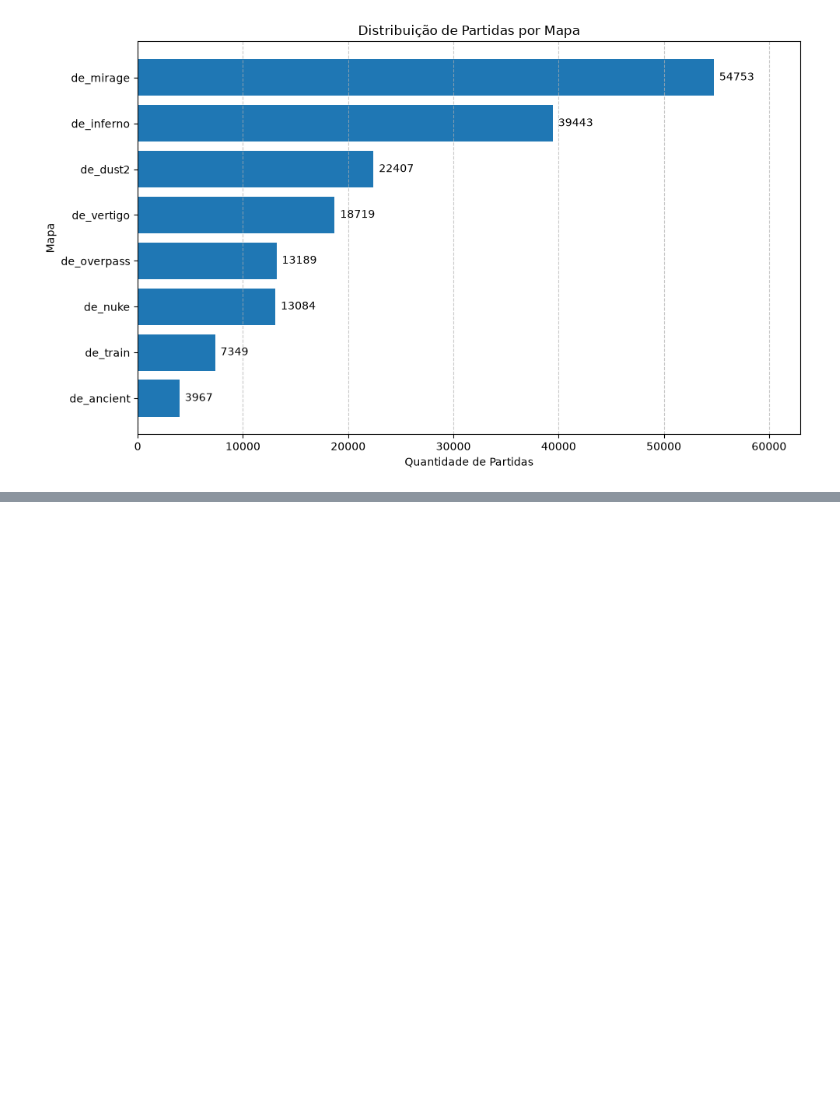
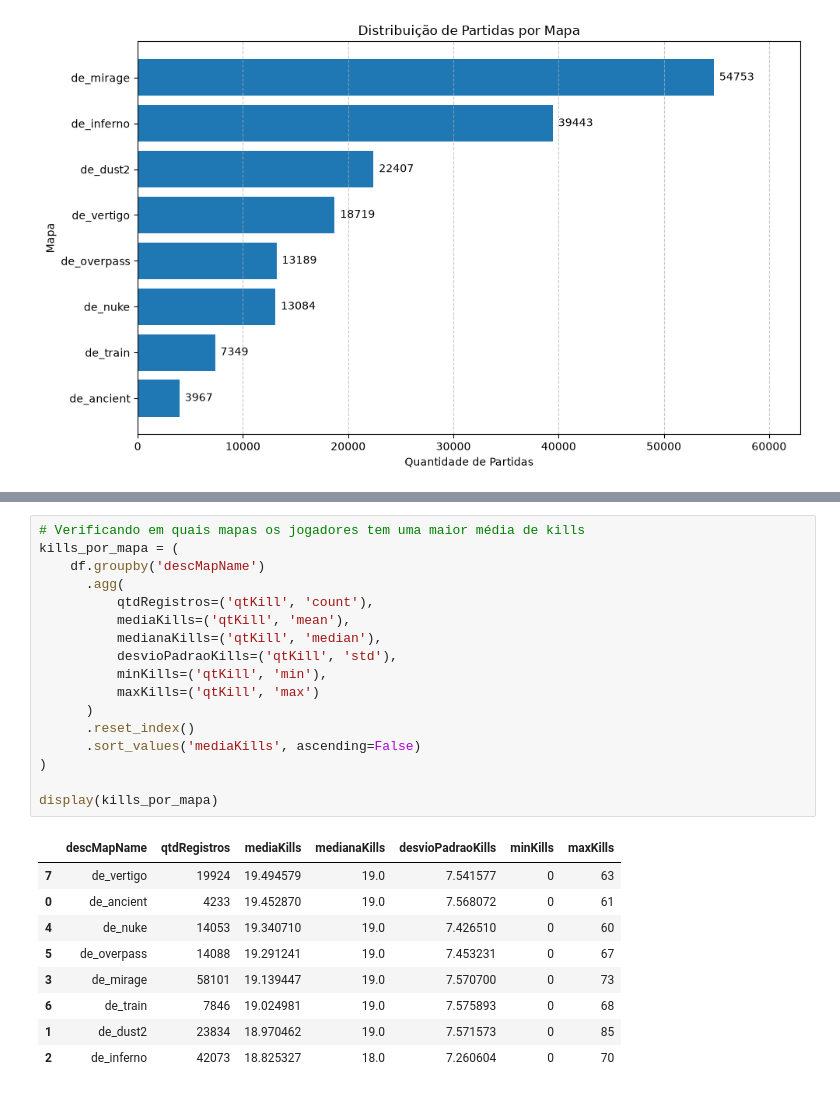
Before and after one commit to lucasccesar/Projeto-IA, a Jupyter notebook: notebooks/01_eda_dataset.ipynb, the cells around one changed output, grey strips where cells are left out. Cells and saved outputs as stored; diff of their text form; blank space fills up the shorter version.

```diff
--- a/notebooks/01_eda_dataset.ipynb
+++ b/notebooks/01_eda_dataset.ipynb
@@ -680,0 +701,27 @@ plt.show()
+# %%
+# Verificando em quais mapas os jogadores tem uma maior média de kills
+kills_por_mapa = (
+    df.groupby('descMapName')
+      .agg(
+          qtdRegistros=('qtKill', 'count'),
+          mediaKills=('qtKill', 'mean'),
+          medianaKills=('qtKill', 'median'),
+          desvioPadraoKills=('qtKill', 'std'),
+          minKills=('qtKill', 'min'),
+          maxKills=('qtKill', 'max')
+      )
+      .reset_index()
+      .sort_values('mediaKills', ascending=False)
+)
+
+display(kills_por_mapa)
+# %% [output]
+|  | descMapName | qtdRegistros | mediaKills | medianaKills | desvioPadraoKills | minKills | maxKills |
+| 7 | de_vertigo | 19924 | 19.494579 | 19.0 | 7.541577 | 0 | 63 |
+| 0 | de_ancient | 4233 | 19.452870 | 19.0 | 7.568072 | 0 | 61 |
+| 4 | de_nuke | 14053 | 19.340710 | 19.0 | 7.426510 | 0 | 60 |
+| 5 | de_overpass | 14088 | 19.291241 | 19.0 | 7.453231 | 0 | 67 |
+| 3 | de_mirage | 58101 | 19.139447 | 19.0 | 7.570700 | 0 | 73 |
+| 6 | de_train | 7846 | 19.024981 | 19.0 | 7.575893 | 0 | 68 |
+| 1 | de_dust2 | 23834 | 18.970462 | 19.0 | 7.571573 | 0 | 85 |
+| 2 | de_inferno | 42073 | 18.825327 | 18.0 | 7.260604 | 0 | 70 |
```
Also changed, not shown: parts of 18 cells of this notebook.
